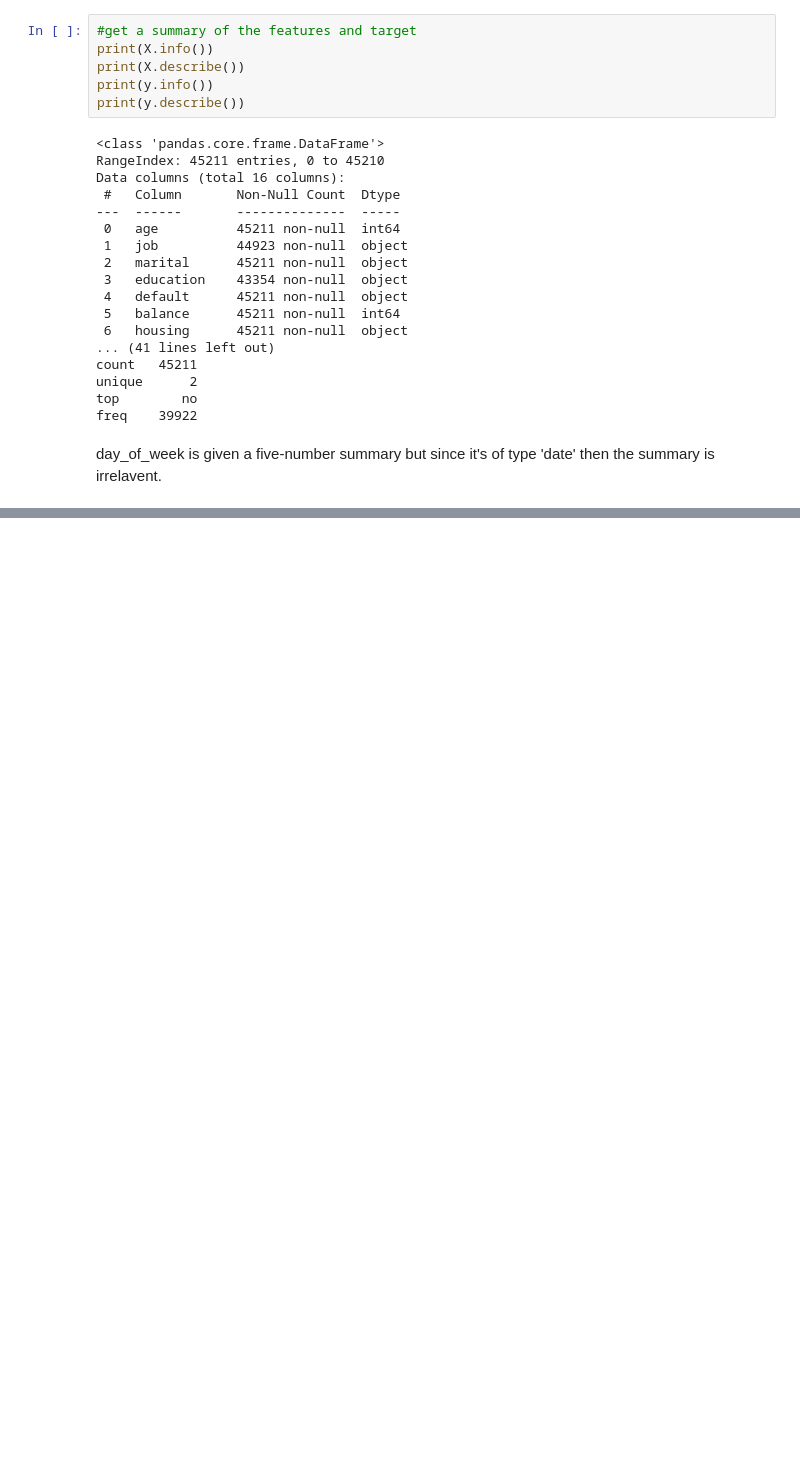
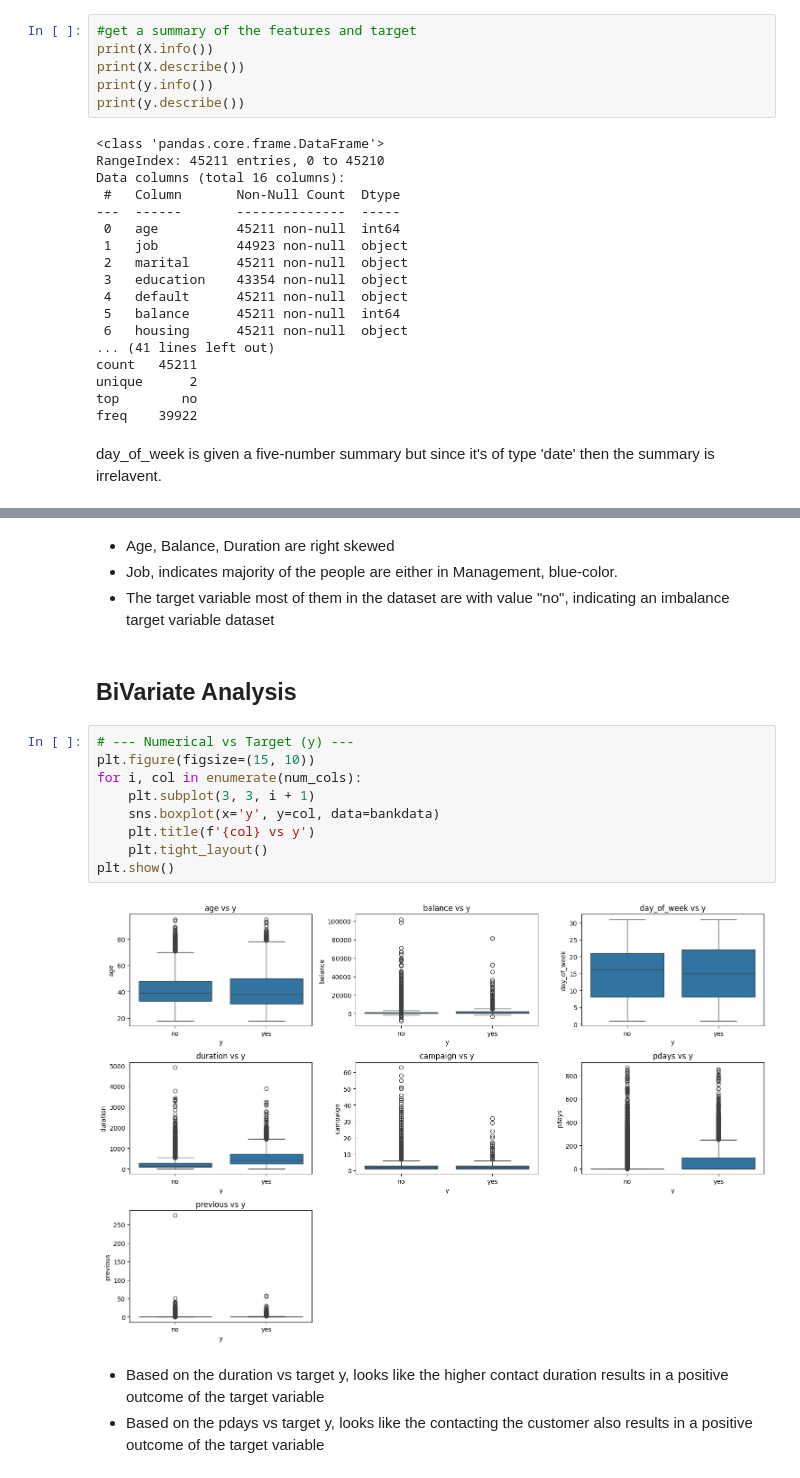
Before and after one commit to josuesandoval-beep/Final-Project-Bank-Marketing, a Jupyter notebook: Final_Project_Bank_Marketing.ipynb, the cells around one changed output, grey strips where cells are left out. Saved outputs shown, nothing was run; the diff lists cells and outputs as text; blank space fills up the shorter version.

```diff
--- a/Final_Project_Bank_Marketing.ipynb
+++ b/Final_Project_Bank_Marketing.ipynb
@@ -99,0 +233,20 @@ TODO:
+# %% [markdown]
+*   Age, Balance, Duration are right skewed
+*   Job, indicates majority of the people are either in Management, blue-color.
+*   The target variable most of them in the dataset are with value "no", indicating an imbalance target variable dataset
+# %% [markdown]
+## BiVariate Analysis
+# %%
+# --- Numerical vs Target (y) ---
+plt.figure(figsize=(15, 10))
+for i, col in enumerate(num_cols):
+    plt.subplot(3, 3, i + 1)
+    sns.boxplot(x='y', y=col, data=bankdata)
+    plt.title(f'{col} vs y')
+    plt.tight_layout()
+plt.show()
+# %% [output]
+[figure, added]
+# %% [markdown]
+*   Based on the duration vs target y, looks like the higher contact duration results in a positive outcome of the target variable
+*   Based on the pdays vs target y, looks like the contacting the customer also results in a positive outcome of the target variable
```
Also changed, not shown: parts of 14 cells of this notebook.
